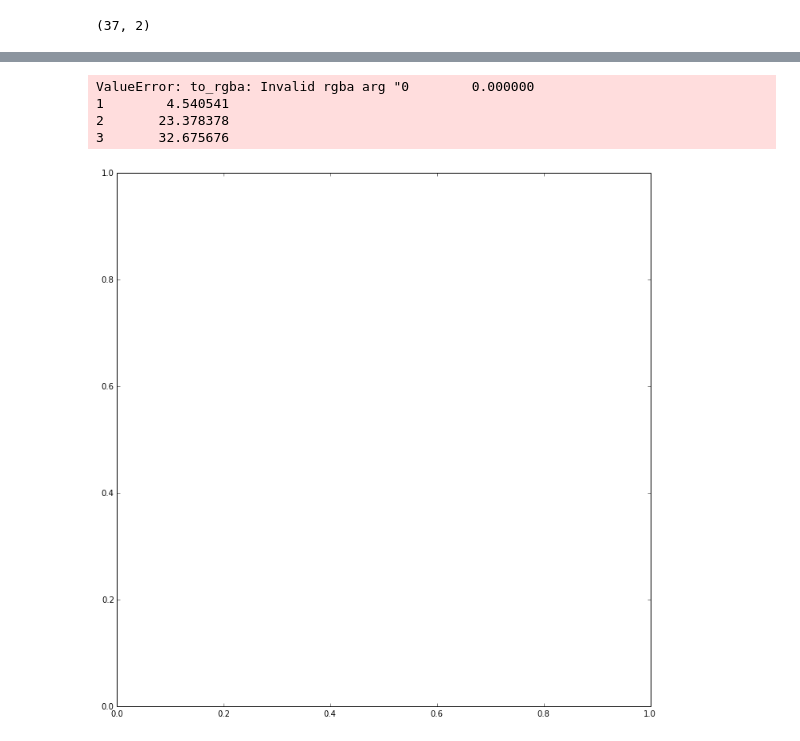
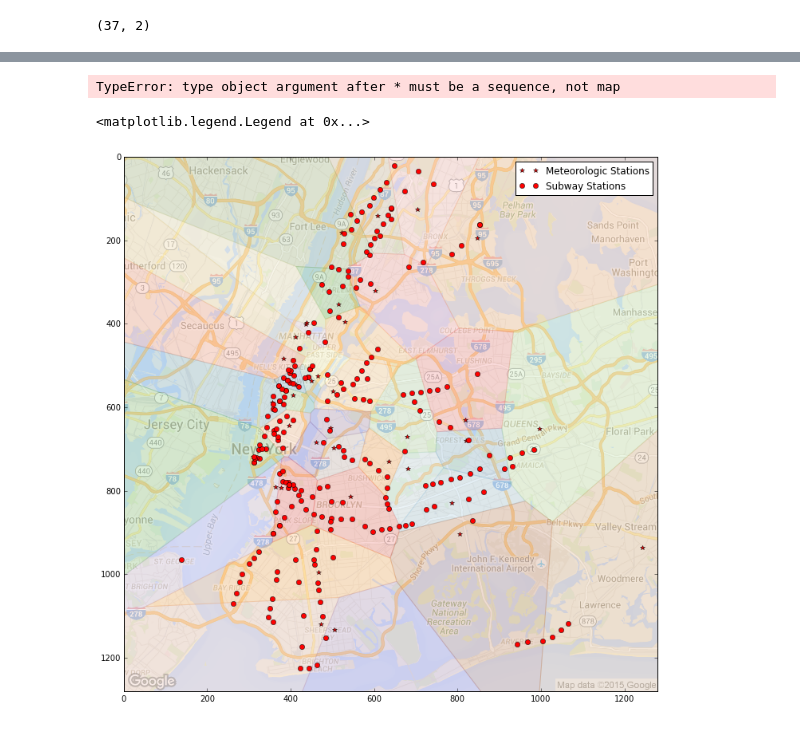
Before and after one commit to ihkihk/datan, a Jupyter notebook: p2_nycsubway/p2_nyc.ipynb, the cells around one changed output, grey strips where cells are left out. Saved outputs shown, nothing was run; the diff lists cells and outputs as text; code cells hidden in the pictures.

```diff
--- a/p2_nycsubway/p2_nyc.ipynb
+++ b/p2_nycsubway/p2_nyc.ipynb
@@ -163,7 +172,8 @@ Obviously, it is the UNITs that have unique coordinates (latitude/longitude tupl
 # %% [markdown]
 We create a new DataFrame that will contain the coordinates of the UNITs
 # %%
-unit_coords = pd.DataFrame({'latitude':units.latitude.unique(), 'longitude':units.longitude.unique()})
+unit_coords = pd.DataFrame({'latitude':units.latitude.unique(), 'longitude':units.longitude.unique(),
+                           'weather_lat':units.weather_lat.unique(), 'weather_lon':units.weather_lon.unique()})
 # %%
 unit_coords.head()
 # %% [output]
@@ -211,7 +221,7 @@ def proj2pic(x, y):
 # %% [markdown]
 We add two new columns to the coordinates DataFrame, containing the final picture coords.
 # %%
-unit_coords = unit_coords.assign(pic_coords = unit_coords.apply(lambda row: proj2pic(row[2][0],row[2][1]), axis=1))
+unit_coords = unit_coords.assign(pic_coords = unit_coords.apply(lambda row: proj2pic(row[4][0],row[4][1]), axis=1))
 # %%
 unit_coords.head()
 # %% [output]
@@ -309,7 +299,6 @@ metstat
 # %%
 from scipy.spatial import Voronoi, voronoi_plot_2d
-vor_points = metstat['pic_coords'].values
-vor_points = np.array([np.array(i) for i in vor_points])
+vor_points = np.array([np.array(i) for i in metstat['pic_coords'].values])
 vor = Voronoi(vor_points)
 # %%
 def voronoi_finite_polygons_2d(vor, radius=None):
@@ -397,29 +410,31 @@ def voronoi_finite_polygons_2d(vor, radius=None):
+# %%
+pd.merge(unit_coords, metstat, on = ['weather_lat','weather_lon'], how="left")
+# %% [output]
+TypeError: type object argument after * must be a sequence, not map
 # %%
-#vplt=voronoi_plot_2d(vor)
+import matplotlib.cm as cm
 
 regions, vertices = voronoi_finite_polygons_2d(vor)
 
-# colorize
+
+# Draw and colorize Voronoi tesselation
 col = 0
+clrmap = cm.get_cmap("Paired", lut = metstat.shape[0])
 for region in regions:
-    col = col +1
+    col = col + 1
     polygon = vertices[region]
-    #color = ve
+    plt.fill(*zip(*polygon), alpha=0.2, color=clrmap(metstat.color[col-1]))
 
-    plt.fill(*zip(*polygon), alpha=0.9, color = metstat.color)
+plt.plot(vor_points[:,0], vor_points[:,1], 'r*', label="Meteorologic Stations")
+plt.gca().invert_yaxis()
 
-plt.plot(vor_points[:,0], vor_points[:,1], 'ro', label="Meteorologic Stations")
-#plt.xlim(vor.min_bound[0] - 0.1, vor.max_bound[0] + 0.1)
-#plt.ylim(vor.min_bound[1] - 0.1, vor.max_bound[1] + 0.1)
-plt.gca().invert_yaxis()
-plt.imshow(google_nyc_map,alpha=0.2)
+plt.imshow(google_nyc_map, alpha=0.4)
 
-plt.plot(xx, yy, "bo", label="Subway Stations")
-plt.axis([0,1280,1280,0])
+plt.plot(xx, yy, "ro", mec="k",label = "Subway Stations")
+
+plt.axis([0, google_nyc_map.shape[0], google_nyc_map.shape[1], 0])
+
 plt.legend()
 # %% [output]
-ValueError: to_rgba: Invalid rgba arg "0        0.000000
-1        4.540541
-2       23.378378
-3       32.675676
+<matplotlib.legend.Legend at 0x...>
-[figure, old version]
+[figure, new version]
```
Also changed, not shown: parts of 14 cells of this notebook.
